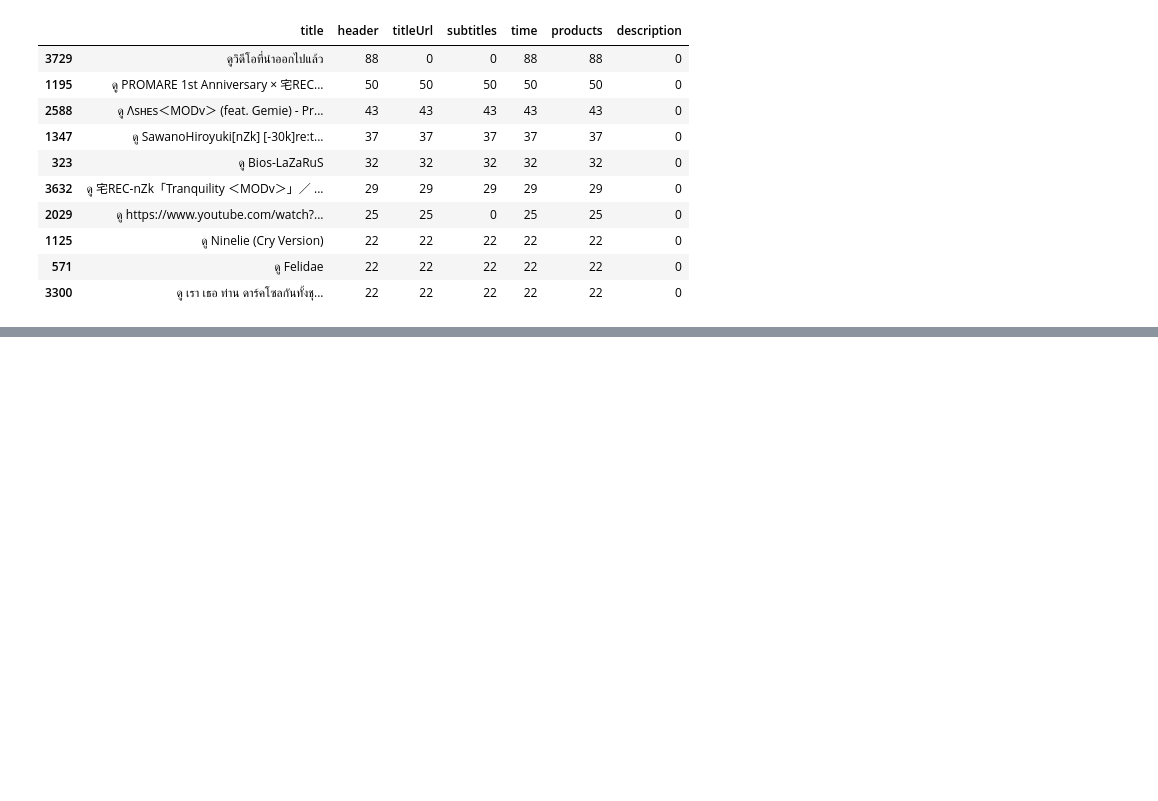
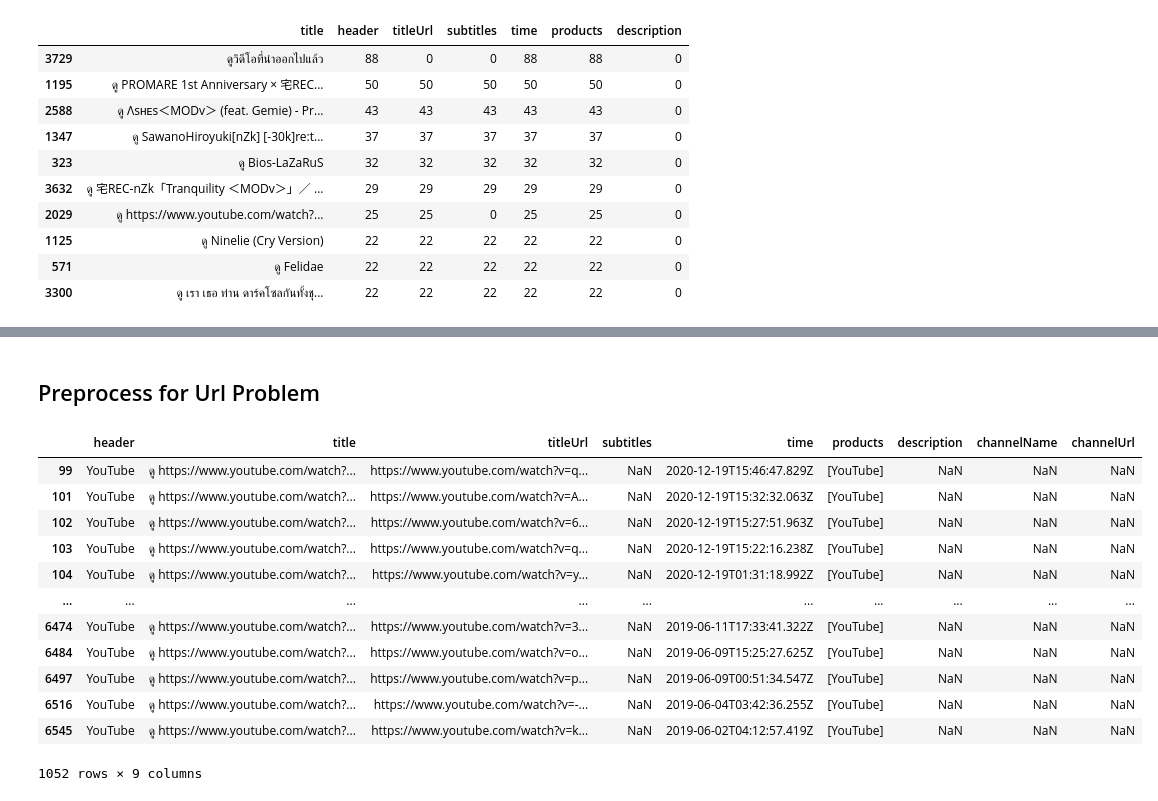
Before and after one commit to chuan-khuna/youtube-analysis, a Jupyter notebook: 00_explore_watch_history.ipynb, the cells around one changed output, grey strips where cells are left out. Cells and saved outputs as stored; diff of their text form; code cells hidden in the pictures; blank space fills up the shorter version.

```diff
--- a/00_explore_watch_history.ipynb
+++ b/00_explore_watch_history.ipynb
@@ -147,0 +161,6 @@ most_viewed.head(10)
+# %%
+def get_channel_data(row, col):
+    return row[0][col]
+# %%
+df_with_subtitles = df[(~df['subtitles'].isna())]
+df_with_subtitles.head()
@@ -147,0 +204,3 @@ most_viewed.head(10)
+# %%
+df['channelName'] = df_with_subtitles['subtitles'].apply(get_channel_data, args=['name'])
+df['channelUrl'] = df_with_subtitles['subtitles'].apply(get_channel_data, args=['url'])
@@ -147,0 +225,22 @@ most_viewed.head(10)
+# %% [markdown]
+## Preprocess for Url Problem
+# %%
+regex_pattern = r"(ดู\shttp*)"
+
+url_df = df[(df['title'].str.match(regex_pattern))]
+# %%
+url_df
+# %% [output]
+|  | header | title | titleUrl | subtitles | time | products | description | channelName | channelUrl |
+| 99 | YouTube | ดู https://www.youtube.com/watch?... | https://www.youtube.com/watch?v=q... | NaN | 2020-12-19T15:46:47.829Z | [YouTube] | NaN | NaN | NaN |
+| 101 | YouTube | ดู https://www.youtube.com/watch?... | https://www.youtube.com/watch?v=A... | NaN | 2020-12-19T15:32:32.063Z | [YouTube] | NaN | NaN | NaN |
+| 102 | YouTube | ดู https://www.youtube.com/watch?... | https://www.youtube.com/watch?v=6... | NaN | 2020-12-19T15:27:51.963Z | [YouTube] | NaN | NaN | NaN |
+| 103 | YouTube | ดู https://www.youtube.com/watch?... | https://www.youtube.com/watch?v=q... | NaN | 2020-12-19T15:22:16.238Z | [YouTube] | NaN | NaN | NaN |
+| 104 | YouTube | ดู https://www.youtube.com/watch?... | https://www.youtube.com/watch?v=y... | NaN | 2020-12-19T01:31:18.992Z | [YouTube] | NaN | NaN | NaN |
+| ... | ... | ... | ... | ... | ... | ... | ... | ... | ... |
+| 6474 | YouTube | ดู https://www.youtube.com/watch?... | https://www.youtube.com/watch?v=3... | NaN | 2019-06-11T17:33:41.322Z | [YouTube] | NaN | NaN | NaN |
+| 6484 | YouTube | ดู https://www.youtube.com/watch?... | https://www.youtube.com/watch?v=o... | NaN | 2019-06-09T15:25:27.625Z | [YouTube] | NaN | NaN | NaN |
+| 6497 | YouTube | ดู https://www.youtube.com/watch?... | https://www.youtube.com/watch?v=p... | NaN | 2019-06-09T00:51:34.547Z | [YouTube] | NaN | NaN | NaN |
+| 6516 | YouTube | ดู https://www.youtube.com/watch?... | https://www.youtube.com/watch?v=-... | NaN | 2019-06-04T03:42:36.255Z | [YouTube] | NaN | NaN | NaN |
+| 6545 | YouTube | ดู https://www.youtube.com/watch?... | https://www.youtube.com/watch?v=k... | NaN | 2019-06-02T04:12:57.419Z | [YouTube] | NaN | NaN | NaN |
+1052 rows × 9 columns
```
Also changed, not shown: parts of 14 cells of this notebook, 3 other files.
